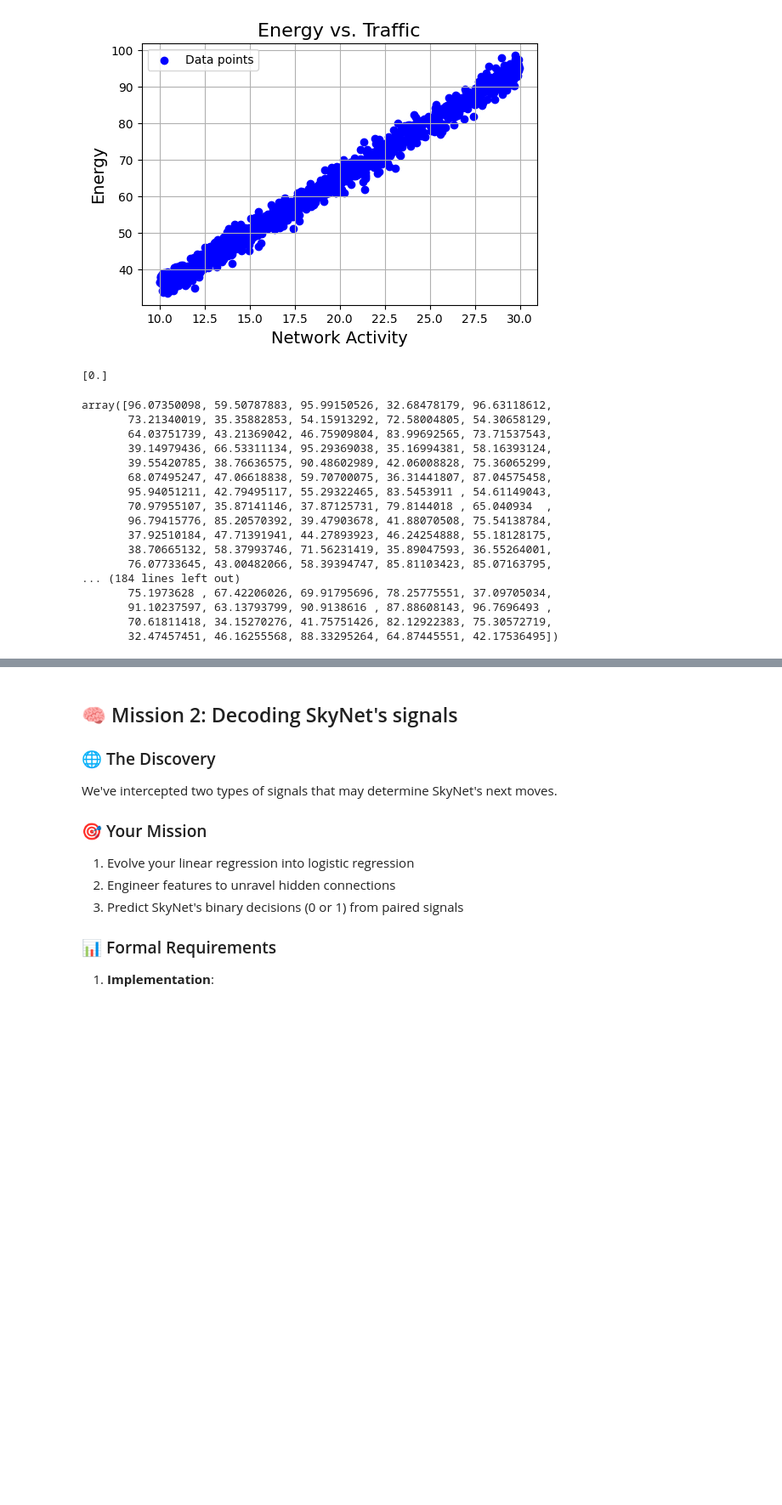
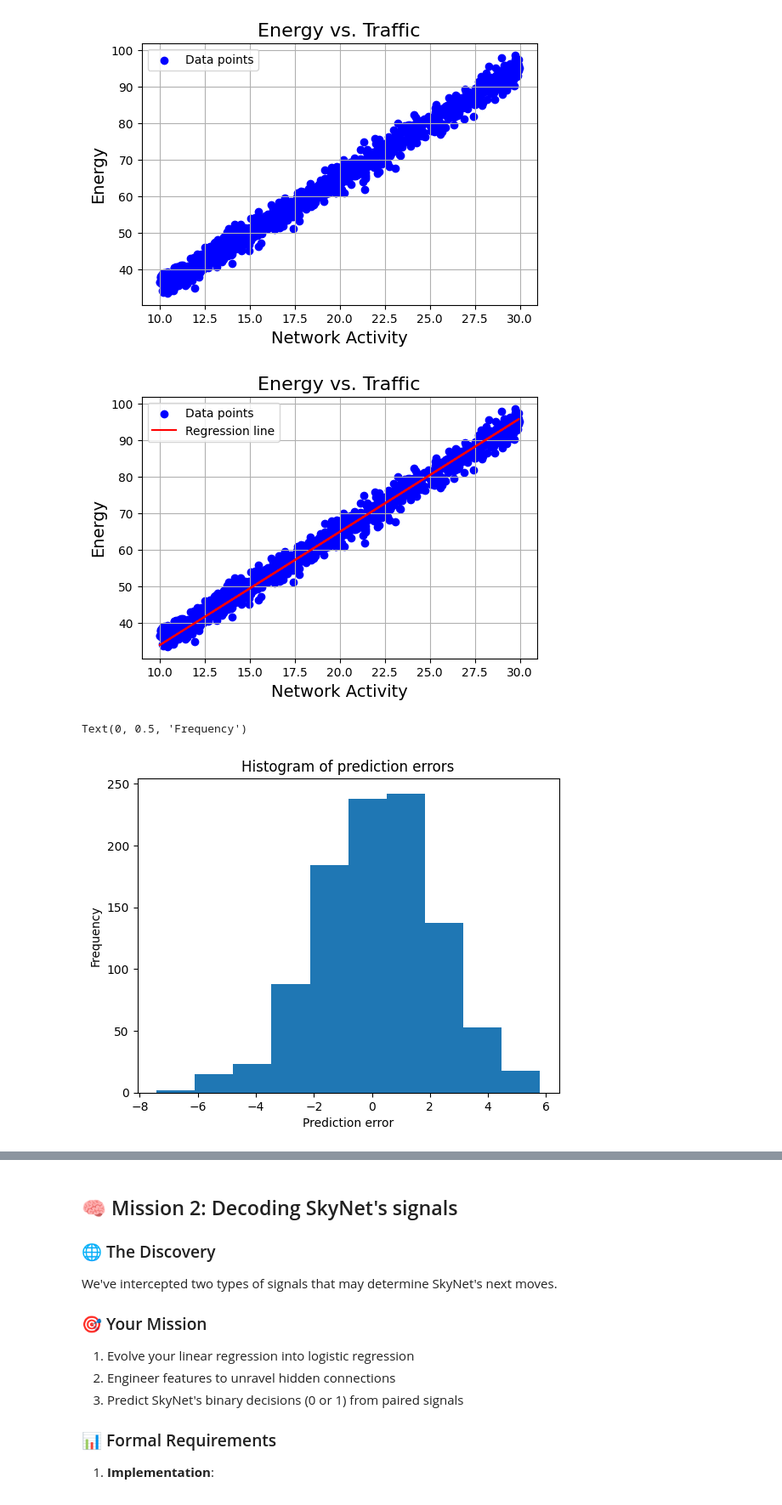
Before and after one commit to Eoely/TDT4172, a Jupyter notebook: a1/Chapter_1.ipynb, the cells around one changed output, grey strips where cells are left out. Shown at 85% size. Saved outputs shown, nothing was run; the diff lists cells and outputs as text; code cells hidden in the pictures; blank space fills up the shorter version.

Commit message:
Add histogram for mission 1

```diff
--- a/a1/Chapter_1.ipynb
+++ b/a1/Chapter_1.ipynb
@@ -79,28 +82,33 @@ plt.legend()
 plt.show()
 # %% [output]
 [figure]
-# %%
-lr = LinearRegression()
-
-lr.fit(data['Net_Activity'], data['Energy'])
-
-lr.predict(data['Net_Activity'])
-# %% [output]
-[0.]
-array([96.07350098, 59.50787883, 95.99150526, 32.68478179, 96.63118612,
-       73.21340019, 35.35882853, 54.15913292, 72.58004805, 54.30658129,
-       64.03751739, 43.21369042, 46.75909804, 83.99692565, 73.71537543,
-       39.14979436, 66.53311134, 95.29369038, 35.16994381, 58.16393124,
-       39.55420785, 38.76636575, 90.48602989, 42.06008828, 75.36065299,
-       68.07495247, 47.06618838, 59.70700075, 36.31441807, 87.04575458,
-       95.94051211, 42.79495117, 55.29322465, 83.5453911 , 54.61149043,
-       70.97955107, 35.87141146, 37.87125731, 79.8144018 , 65.040934  ,
-       96.79415776, 85.20570392, 39.47903678, 41.88070508, 75.54138784,
-       37.92510184, 47.71391941, 44.27893923, 46.24254888, 55.18128175,
-       38.70665132, 58.37993746, 71.56231419, 35.89047593, 36.55264001,
-       76.07733645, 43.00482066, 58.39394747, 85.81103423, 85.07163795,
-... (184 lines left out)
-       75.1973628 , 67.42206026, 69.91795696, 78.25775551, 37.09705034,
-       91.10237597, 63.13793799, 90.9138616 , 87.88608143, 96.7696493 ,
-       70.61811418, 34.15270276, 41.75751426, 82.12922383, 75.30572719,
-       32.47457451, 46.16255568, 88.33295264, 64.87445551, 42.17536495])
+# %%
+X = data[['Net_Activity']]  # must be 2D
+y = data['Energy']
+
+# Fit regression
+lr = LinearRegression()
+lr.fit(X, y)
+
+# Predict values for a smooth line
+y_line = lr.predict(X)
+
+# Plot
+plt.figure(figsize=(6, 4))
+plt.scatter(X, y, c='blue', label='Data points')
+plt.plot(X, y_line, c='red', label='Regression line')
+plt.grid(True)
+plt.xlabel('Network Activity', fontsize=14)
+plt.ylabel('Energy', fontsize=14)
+plt.title('Energy vs. Traffic', fontsize=16)
+plt.legend()
+plt.show()
+
+plt.hist(y - y_line, bins=10)
+plt.title('Histogram of prediction errors')
+plt.xlabel('Prediction error')
+plt.ylabel('Frequency')
+# %% [output]
+[figure, added]
+Text(0, 0.5, 'Frequency')
+[figure, added]
```
Also changed, not shown: parts of 3 cells of this notebook, 1 other file.
